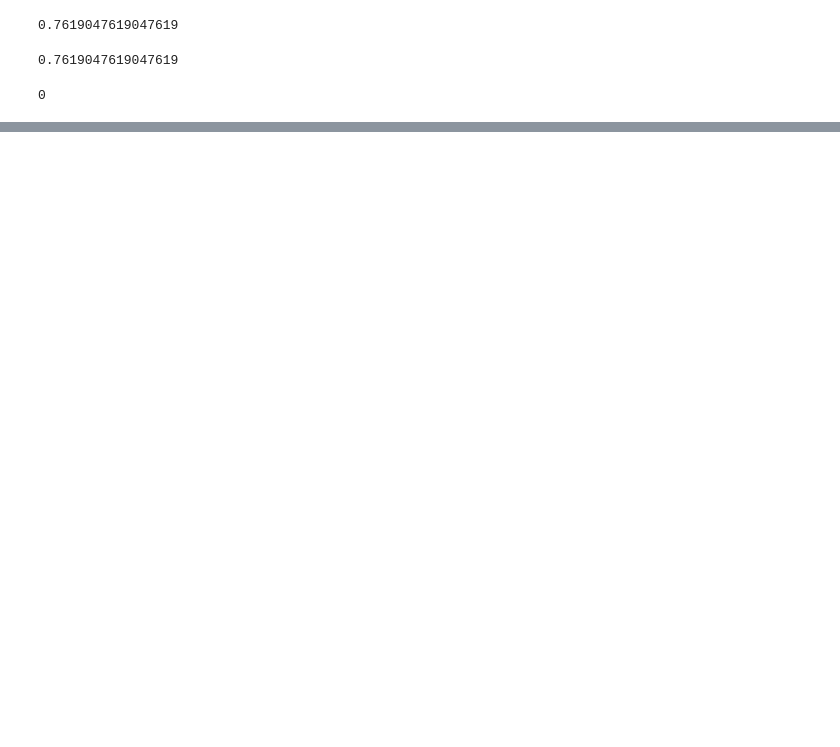
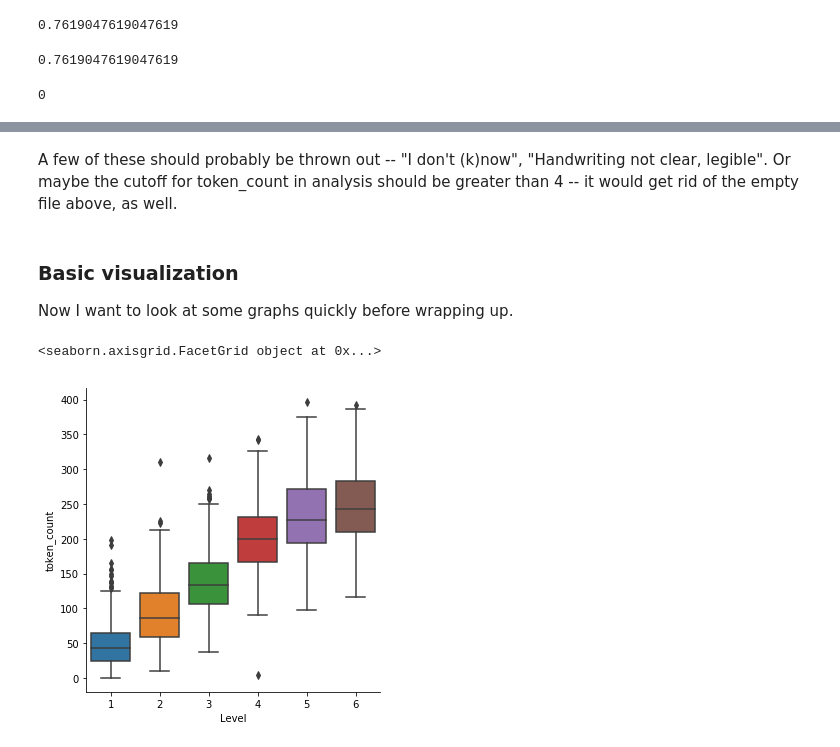
Before and after one commit to Data-Science-for-Linguists-2019/ESL-Article-Acquisition, a Jupyter notebook: exploratory-analysis/BALC_clean.ipynb, the cells around one changed output, grey strips where cells are left out. Cells and saved outputs as stored; diff of their text form; code cells hidden in the pictures; blank space fills up the shorter version.

```diff
--- a/exploratory-analysis/BALC_clean.ipynb
+++ b/exploratory-analysis/BALC_clean.ipynb
@@ -669,0 +444,5 @@ balc_df.Original_Text[1783]
+# %% [markdown]
+A few of these should probably be thrown out -- "I don't (k)now", "Handwriting not clear, legible". Or maybe the cutoff for token_count in analysis should be greater than 4 -- it would get rid of the empty file above, as well.
+# %% [markdown]
+### Basic visualization
+Now I want to look at some graphs quickly before wrapping up.
@@ -669,0 +452,6 @@ balc_df.Original_Text[1783]
+# %%
+# Let's look at general length by level
+sns.catplot(x='Level', y='token_count', kind='box', data=cepa_df)
+# %% [output]
+<seaborn.axisgrid.FacetGrid object at 0x...>
+[figure, added]
```
Also changed, not shown: parts of 120 cells of this notebook.
